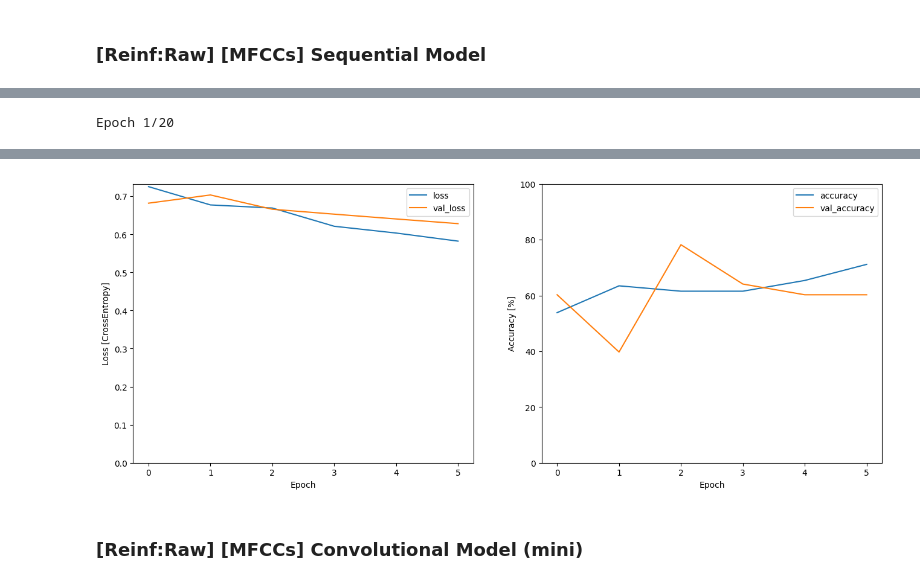
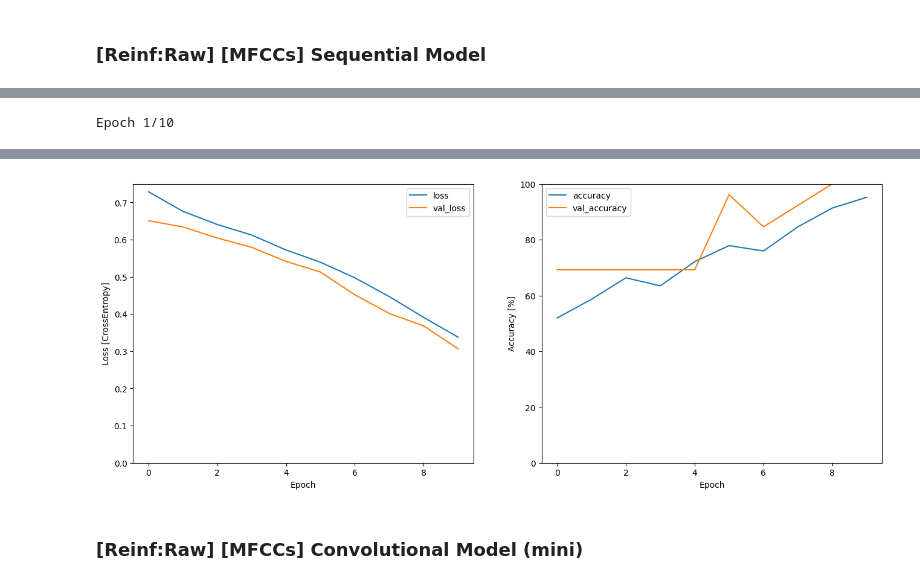
Before and after one commit to Lantain/HiveSound, a Jupyter notebook: reinf_tf.ipynb, the cells around one changed output, grey strips where cells are left out. Cells and saved outputs as stored; diff of their text form; code cells hidden in the pictures.

```diff
--- a/reinf_tf.ipynb
+++ b/reinf_tf.ipynb
@@ -11,6 +11,6 @@ LEARNING_RATE = 0.0001
 # %%
 # train_ds, val_ds, label_names = dataset_tf("./dataset/sbcm_hive_1_train_copy", 0.30, 16)
 # train_ds, val_ds, label_names = dataset_tf("./dataset/pitched_transformed_train", 0.50, 16)
-train_ds, val_ds, label_names = dataset_tf("dataset/osbh_sep_1", 0.60, 8)
+train_ds, val_ds, label_names = dataset_tf("dataset/osbh_sep_1", 0.80, 8)
 # %% [output]
 Found 130 files belonging to 2 classes.
@@ -79,8 +79,8 @@ model_mfcc_seq.compile(
 history_mfcc_seq = model_mfcc_seq.fit(
     train_mfccs_ds,
     validation_data=val_mfccs_ds,
-    epochs=20,
-    callbacks=callbacks
+    epochs=10,
+    # callbacks=callbacks
 )
 plot_history(history_mfcc_seq)
 # %% [output]
@@ -88,2 +88,2 @@ plot_history(history_mfcc_seq)
 WARNING:absl:At this time, the v2.11+ optimizer `tf.keras.optimizers.Adam` runs slowly on M1/M2 Macs, please use the legacy Keras optimizer instead, located at `tf.keras.optimizers.legacy.Adam`.
-Epoch 1/20
+Epoch 1/10
@@ -102,4 +110,4 @@ Epoch 6/20
-[figure, old version]
+[figure, new version]
 # %% [markdown]
 ### [Reinf:Raw] [MFCCs] Convolutional Model (mini)
 # %%
```
Also changed, not shown: parts of 13 cells of this notebook, 11 other files.
